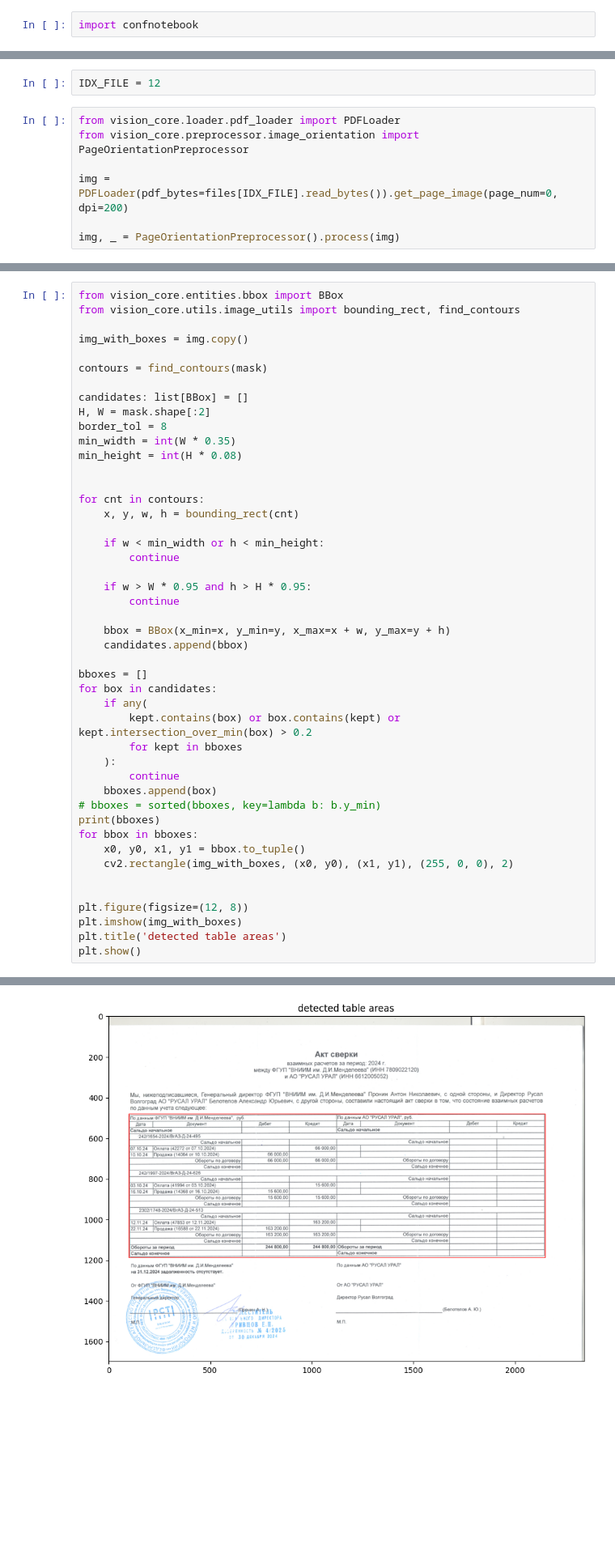
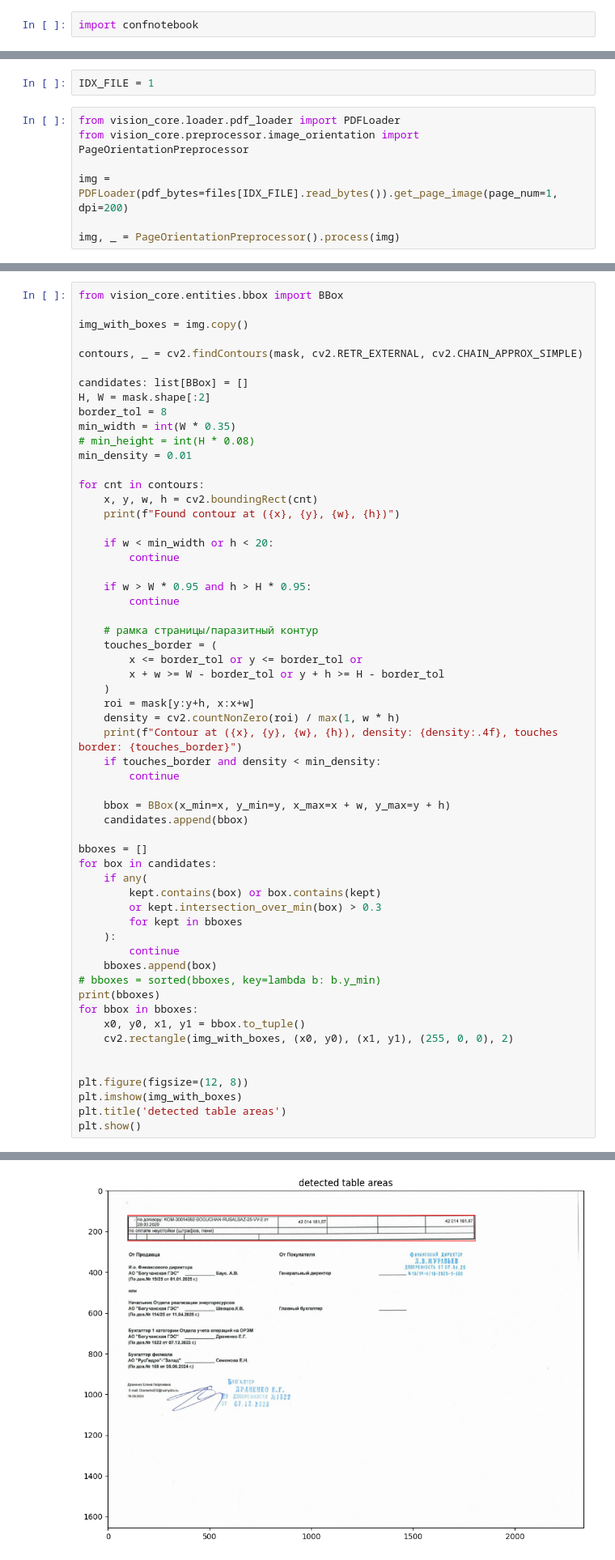
Before and after one commit to SergeyKrasnoslobodtsev/recon_vision, a Jupyter notebook: notebooks/test_table_mask.ipynb, the cells around one changed output, grey strips where cells are left out. Shown at 81% size. Cells and saved outputs as stored; diff of their text form; blank space fills up the shorter version.

```diff
--- a/notebooks/test_table_mask.ipynb
+++ b/notebooks/test_table_mask.ipynb
@@ -28,12 +28,12 @@ for i, file in enumerate(files):
 [35] документ 23-ИИА-03-01141 от 31_03_2025
 [36] документ 23-ИИА-03-01142 от 31_03_2025
 # %%
-IDX_FILE = 12
+IDX_FILE = 1
 # %%
 from vision_core.loader.pdf_loader import PDFLoader
 from vision_core.preprocessor.image_orientation import PageOrientationPreprocessor
 
-img = PDFLoader(pdf_bytes=files[IDX_FILE].read_bytes()).get_page_image(page_num=0, dpi=200)
+img = PDFLoader(pdf_bytes=files[IDX_FILE].read_bytes()).get_page_image(page_num=1, dpi=200)
 
 img, _ = PageOrientationPreprocessor().process(img)
 # %% [output]
@@ -100,25 +100,36 @@ plt.show()
 # %%
 from vision_core.entities.bbox import BBox
-from vision_core.utils.image_utils import bounding_rect, find_contours
 
 img_with_boxes = img.copy()
 
-contours = find_contours(mask)
+contours, _ = cv2.findContours(mask, cv2.RETR_EXTERNAL, cv2.CHAIN_APPROX_SIMPLE)
 
 candidates: list[BBox] = []
 H, W = mask.shape[:2]
 border_tol = 8
 min_width = int(W * 0.35)
-min_height = int(H * 0.08)
-
+# min_height = int(H * 0.08)
+min_density = 0.01
 
 for cnt in contours:
-    x, y, w, h = bounding_rect(cnt)
+    x, y, w, h = cv2.boundingRect(cnt)
+    print(f"Found contour at ({x}, {y}, {w}, {h})")
 
-    if w < min_width or h < min_height:
+    if w < min_width or h < 20:
         continue
 
     if w > W * 0.95 and h > H * 0.95:
+        continue
+
+    # рамка страницы/паразитный контур
+    touches_border = (
+        x <= border_tol or y <= border_tol or
+        x + w >= W - border_tol or y + h >= H - border_tol
+    )
+    roi = mask[y:y+h, x:x+w]
+    density = cv2.countNonZero(roi) / max(1, w * h)
+    print(f"Contour at ({x}, {y}, {w}, {h}), density: {density:.4f}, touches border: {touches_border}")
+    if touches_border and density < min_density:
         continue
 
     bbox = BBox(x_min=x, y_min=y, x_max=x + w, y_max=y + h)
@@ -127,7 +138,8 @@ for cnt in contours:
 bboxes = []
 for box in candidates:
     if any(
-        kept.contains(box) or box.contains(kept) or kept.intersection_over_min(box) > 0.2
+        kept.contains(box) or box.contains(kept)
+        or kept.intersection_over_min(box) > 0.3
         for kept in bboxes
     ):
         continue
@@ -148,4 +176,4 @@ plt.show()
-[figure, old version]
+[figure, new version]
 # %%
 scale = 40
 
```
Also changed, not shown: parts of 14 cells of this notebook, 2 other files.
